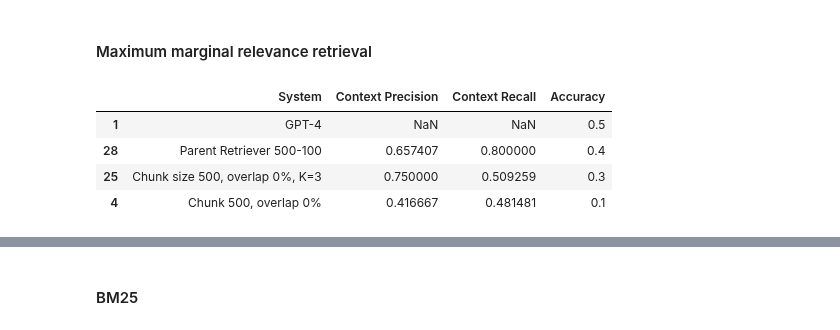
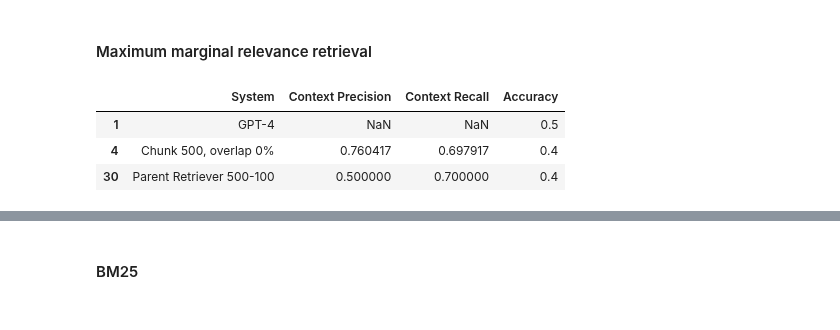
Before and after one commit to misslapina123/thesis-rag, a Jupyter notebook: errors/errors_ballad_edit.ipynb, the cells around one changed output, grey strips where cells are left out. Drawn from its saved outputs; the diff is of its cells as text; code cells hidden in the pictures.

Commit message:
Redid errors for ballad

```diff
--- a/errors/errors_ballad_edit.ipynb
+++ b/errors/errors_ballad_edit.ipynb
@@ -343,7 +349,7 @@ for chunk_size in chunk_sizes:
 
         # Create Chroma database
         # db = Chroma.from_documents(chunks, embeddings_client, persist_directory=f"../ballad/vectordb-edit/chunking_{chunk_size}_{overlap_percentage}")
-        db = Chroma(persist_directory = "../ballad/vectordb/recursive_basic", embedding_function=embeddings_client)
+        db = Chroma( persist_directory=f"../ballad/vectordb-edit/chunking_{chunk_size}_{overlap_percentage}", embedding_function=embeddings_client)
         db.persist()
 
         # Create retriever
@@ -471,7 +484,7 @@ highest
 # %%
 db_k = Chroma(persist_directory = "../ballad/vectordb-edit/chunking_500_0", embedding_function=embeddings_client)
 # %%
-k_values = [2, 3, 5]
+k_values = [2, 3, 5, 6, 7]
 
 # Iterate over different k values
 for k in k_values:
@@ -611,12 +649,11 @@ openai.BadRequestError: Error code: 400 - {'error': {'message': "The response wa
 # %% [markdown]
 #### Maximum marginal relevance retrieval
 # %%
-highest = results_df.nlargest(4, "Accuracy")
+highest = results_df.nlargest(3, "Accuracy")
 highest
 # %% [output]
 |  | System | Context Precision | Context Recall | Accuracy |
 | 1 | GPT-4 | NaN | NaN | 0.5 |
-| 28 | Parent Retriever 500-100 | 0.657407 | 0.800000 | 0.4 |
-| 25 | Chunk size 500, overlap 0%, K=3 | 0.750000 | 0.509259 | 0.3 |
-| 4 | Chunk 500, overlap 0% | 0.416667 | 0.481481 | 0.1 |
+| 4 | Chunk 500, overlap 0% | 0.760417 | 0.697917 | 0.4 |
+| 30 | Parent Retriever 500-100 | 0.500000 | 0.700000 | 0.4 |
 # %%
```
Also changed, not shown: parts of 28 cells of this notebook, 2 other files.
